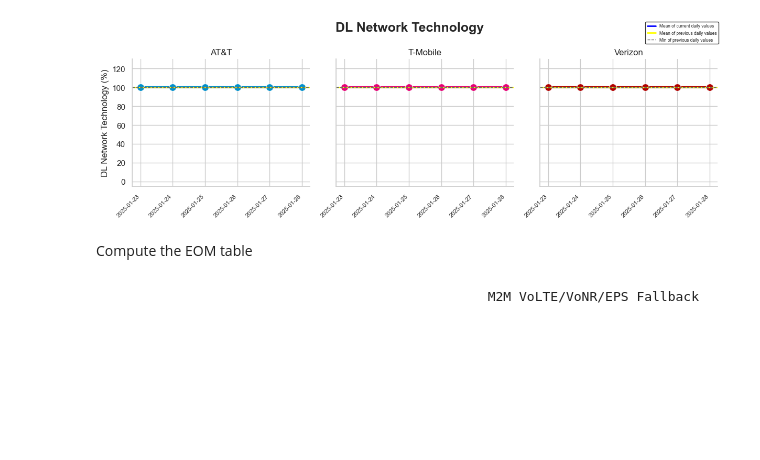
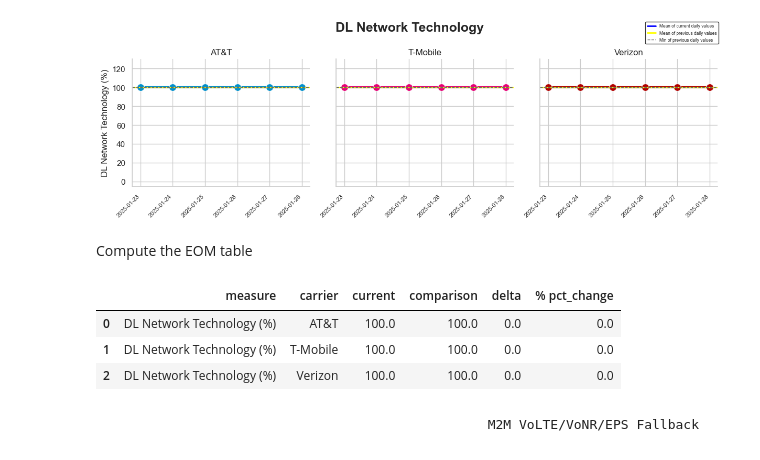
Before and after one commit to ookla-jennymassari/dq_reporting_test.py, a Jupyter notebook: dq_reporting_notebook.ipynb, the cells around one changed output. Saved outputs shown, nothing was run; the diff lists cells and outputs as text; code cells hidden in the pictures; blank space fills up the shorter version.

Commit message:
Added EOM table DL Network Technology.

```diff
--- a/dq_reporting_notebook.ipynb
+++ b/dq_reporting_notebook.ipynb
@@ -756,6 +756,35 @@ plt.show()
 [figure]
 # %% [markdown]
 Compute the EOM table
+# %%
+#Merge and select columns
+lte_rate = pd.merge(lte_all_curr, lte_all_comp, on='carrier', how='outer')
+lte_rate = lte_rate.drop(columns=['lte_count_x', 'lte_count_y', 'total_tests_x', 'total_tests_y'])
+
+#Delta
+lte_rate['delta'] = (lte_rate['mean_LTE_curr'] - lte_rate['mean_LTE_comp'])
+
+#Calculate percentage change
+lte_rate['pct_change'] = round(((lte_rate['mean_LTE_curr'] - lte_rate['mean_LTE_comp']) / lte_rate['mean_LTE_comp']) * 100, 2)
+
+#Add measure column
+lte_rate['measure'] = 'DL Network Technology (%)'
+#Reorder columns
+lte_rate = lte_rate[['measure', 'carrier', 'mean_LTE_curr', 'mean_LTE_comp', 'delta', 'pct_change']]
+#Rename columns
+lte_rate = lte_rate.rename(columns={
+    'mean_LTE_curr': 'current',
+    'mean_LTE_comp': 'comparison',
+    'delta': 'delta',
+    'pct_change': '% pct_change'
+})
+
+#lte_rate.head()
+# %% [output]
+|  | measure | carrier | current | comparison | delta | % pct_change |
+| 0 | DL Network Technology (%) | AT&T | 100.0 | 100.0 | 0.0 | 0.0 |
+| 1 | DL Network Technology (%) | T-Mobile | 100.0 | 100.0 | 0.0 | 0.0 |
+| 2 | DL Network Technology (%) | Verizon | 100.0 | 100.0 | 0.0 | 0.0 |
 # %% [markdown]
                                                     M2M VoLTE/VoNR/EPS Fallback
 # %%
```
